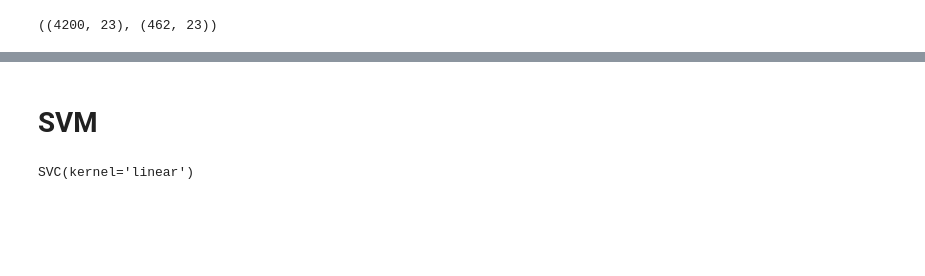
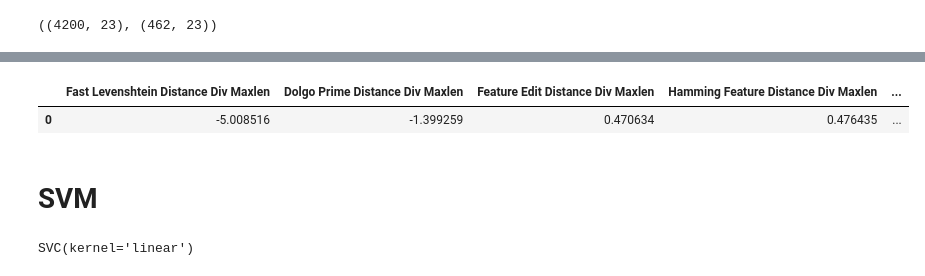
Before and after one commit to csu-signal/loan-word-detection, a Jupyter notebook: TorchClassifier_Panphon_features/Real_distribution_LRclassifier.ipynb, the cells around one changed output, grey strips where cells are left out. Cells and saved outputs as stored; diff of their text form; code cells hidden in the pictures; blank space fills up the shorter version.

```diff
--- a/TorchClassifier_Panphon_features/Real_distribution_LRclassifier.ipynb
+++ b/TorchClassifier_Panphon_features/Real_distribution_LRclassifier.ipynb
@@ -226,3 +198,10 @@ test.iloc[fn,:]
+# %%
+df = pd.DataFrame(LR.coef_)
+df.columns = np.hstack([features,logits])
+df
+# %% [output]
+|  | Fast Levenshtein Distance Div Maxlen | Dolgo Prime Distance Div Maxlen | Feature Edit Distance Div Maxlen | Hamming Feature Distance Div Maxlen | ... |
+| 0 | -5.008516 | -1.399259 | 0.470634 | 0.476435 | ... |
 # %% [markdown]
 # SVM
 # %%
```
Also changed, not shown: parts of 13 cells of this notebook.
